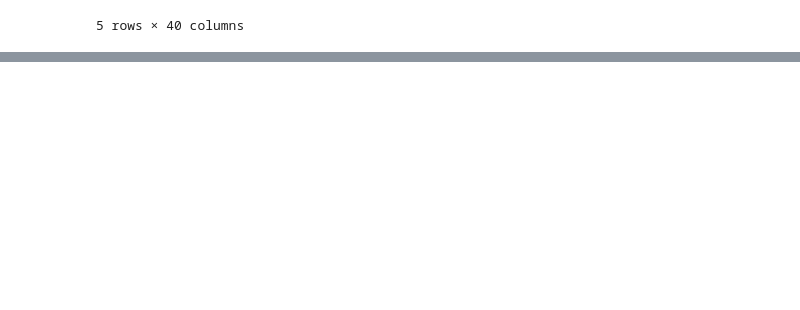
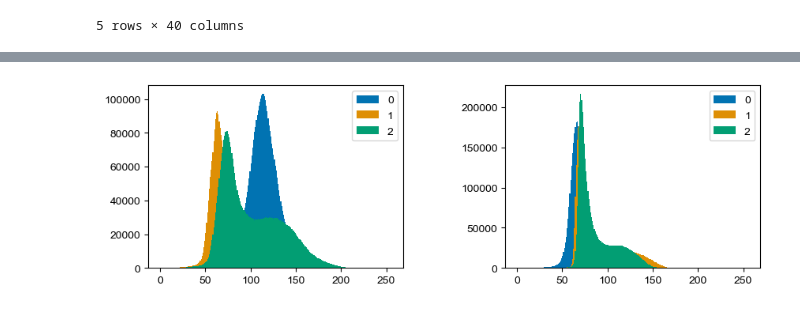
Before and after one commit to pdnpa/cnn-land-cover, a Jupyter notebook: notebooks/Select Grid Data.ipynb, the cells around one changed output, grey strips where cells are left out. Drawn from its saved outputs; the diff is of its cells as text; code cells hidden in the pictures; blank space fills up the shorter version.

```diff
--- a/notebooks/Select Grid Data.ipynb
+++ b/notebooks/Select Grid Data.ipynb
@@ -349,0 +377,11 @@ APGB_selection.to_file(out_file_path)
+# %%
+fig, ax = plt.subplots(1, 2, figsize=(10, 3), gridspec_kw={'wspace': 0.4})
+# ax[0]
+for chan in range(3):
+    ax[0].hist(tile_old[chan, ...].ravel(), label=chan, bins=np.arange(257))
+    ax[1].hist(tile_new[chan, ...].ravel(), label=chan, bins=np.arange(257))
+
+for ii in range(2):
+    ax[ii].legend()
+# %% [output]
+[figure, added]
```
Also changed, not shown: parts of 8 cells of this notebook, 4 other files.
